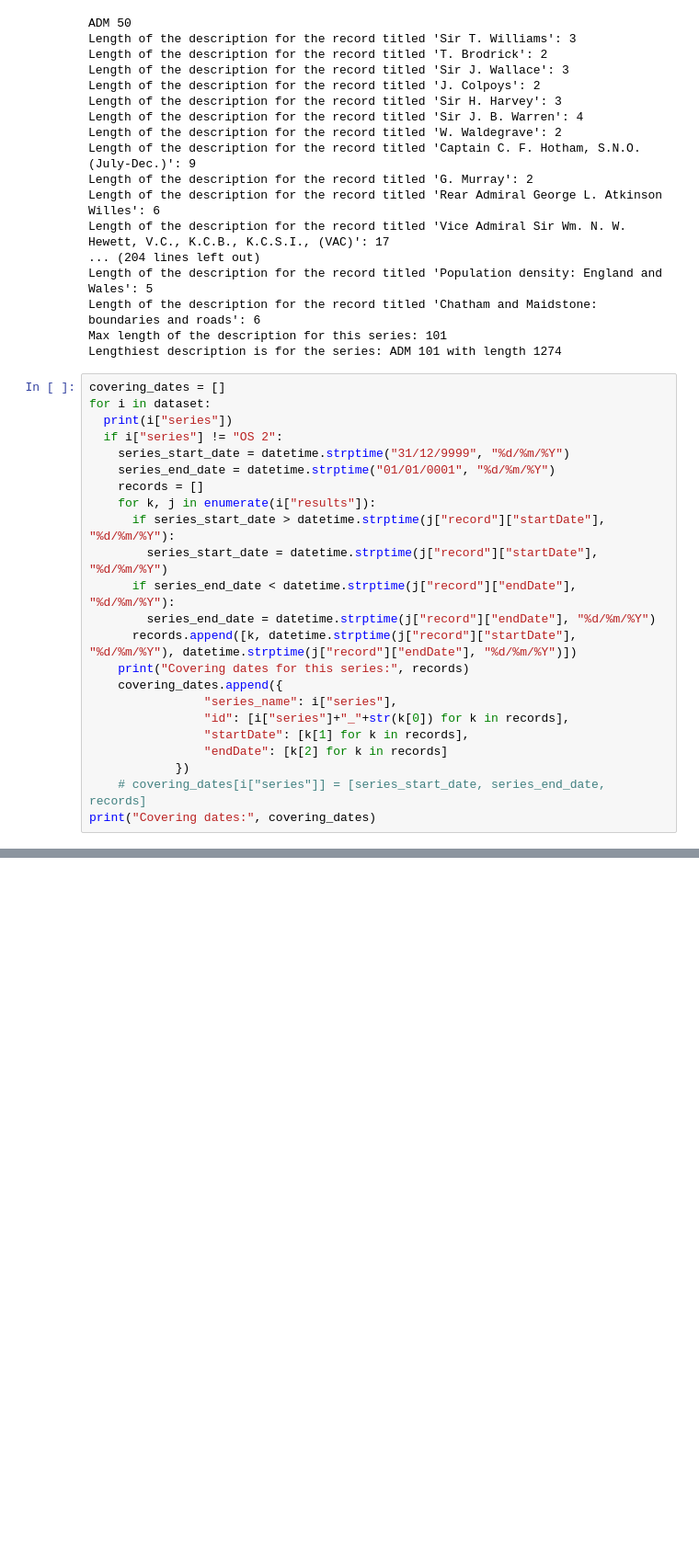
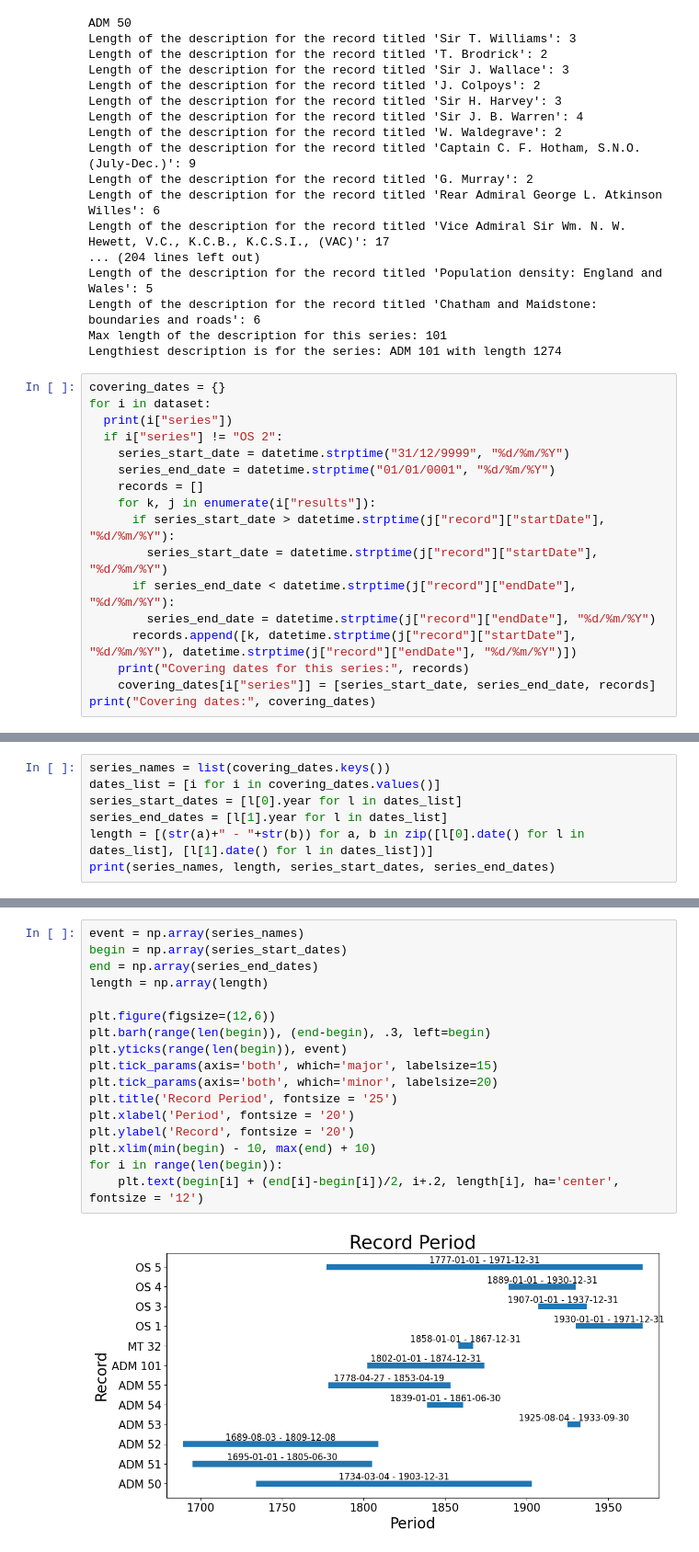
Before and after one commit to rae-drt/tna-exploratory-notebooks, a Jupyter notebook: discovery.ipynb, the cells around one changed output, grey strips where cells are left out. Shown at 92% size. Saved outputs shown, nothing was run; the diff lists cells and outputs as text; blank space fills up the shorter version.

Commit message:
Added graph

```diff
--- a/discovery.ipynb
+++ b/discovery.ipynb
@@ -109,7 +110,7 @@ Length of the description for the record titled 'Chatham and Maidstone: boundari
 Max length of the description for this series: 101
 Lengthiest description is for the series: ADM 101 with length 1274
 # %%
-covering_dates = []
+covering_dates = {}
 for i in dataset:
   print(i["series"])
   if i["series"] != "OS 2":
@@ -123,13 +124,7 @@ for i in dataset:
         series_end_date = datetime.strptime(j["record"]["endDate"], "%d/%m/%Y")
       records.append([k, datetime.strptime(j["record"]["startDate"], "%d/%m/%Y"), datetime.strptime(j["record"]["endDate"], "%d/%m/%Y")])
     print("Covering dates for this series:", records)
-    covering_dates.append({
-                "series_name": i["series"],
-                "id": [i["series"]+"_"+str(k[0]) for k in records],
-                "startDate": [k[1] for k in records],
-                "endDate": [k[2] for k in records]
-            })
-    # covering_dates[i["series"]] = [series_start_date, series_end_date, records]
+    covering_dates[i["series"]] = [series_start_date, series_end_date, records]
 print("Covering dates:", covering_dates)
 # %% [output]
 ADM 50
@@ -189,0 +147,7 @@ TypeError: unhashable type: 'list'
+# %%
+series_names = list(covering_dates.keys())
+dates_list = [i for i in covering_dates.values()]
+series_start_dates = [l[0].year for l in dates_list]
+series_end_dates = [l[1].year for l in dates_list]
+length = [(str(a)+" - "+str(b)) for a, b in zip([l[0].date() for l in dates_list], [l[1].date() for l in dates_list])]
+print(series_names, length, series_start_dates, series_end_dates)
@@ -189,0 +156,19 @@ TypeError: unhashable type: 'list'
+# %%
+event = np.array(series_names)
+begin = np.array(series_start_dates)
+end = np.array(series_end_dates)
+length = np.array(length)
+
+plt.figure(figsize=(12,6))
+plt.barh(range(len(begin)), (end-begin), .3, left=begin)
+plt.yticks(range(len(begin)), event)
+plt.tick_params(axis='both', which='major', labelsize=15)
+plt.tick_params(axis='both', which='minor', labelsize=20)
+plt.title('Record Period', fontsize = '25')
+plt.xlabel('Period', fontsize = '20')
+plt.ylabel('Record', fontsize = '20')
+plt.xlim(min(begin) - 10, max(end) + 10)
+for i in range(len(begin)):
+    plt.text(begin[i] + (end[i]-begin[i])/2, i+.2, length[i], ha='center', fontsize = '12')
+# %% [output]
+[figure, added]
```
Also changed, not shown: parts of 7 cells of this notebook.
